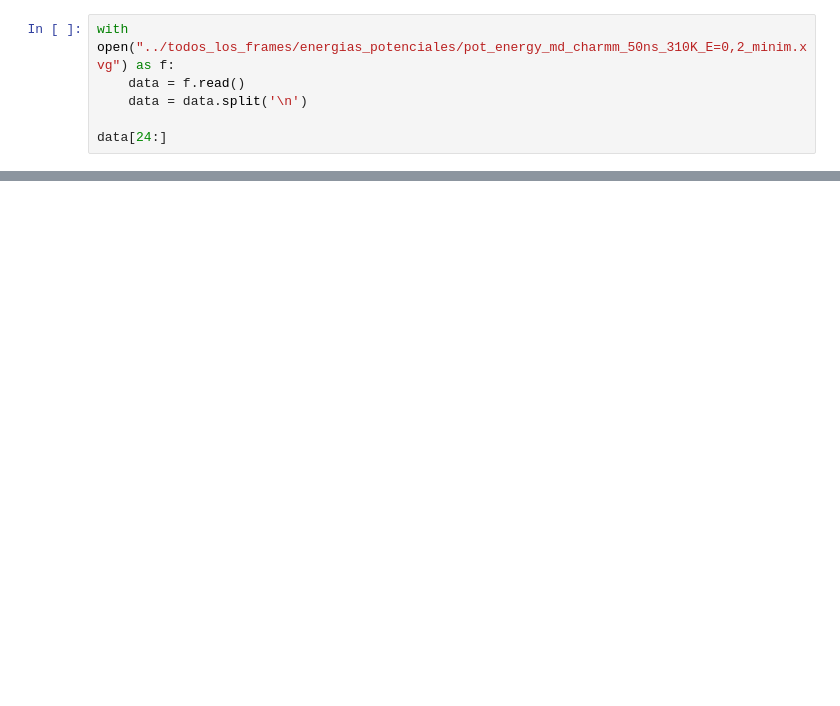
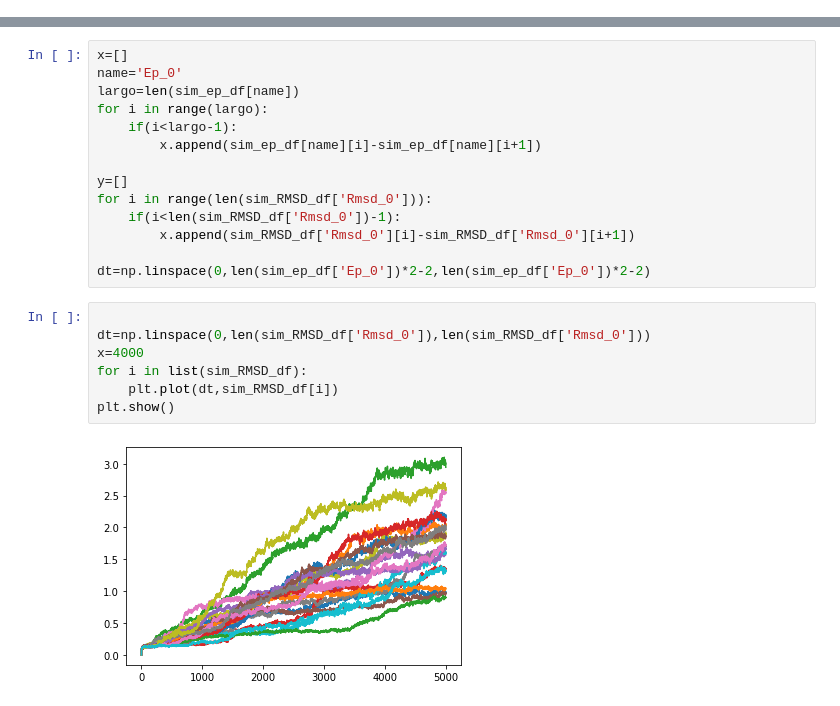
Before and after one commit to Unidad-Robotica-Dlab/molecular_dynamic, a Jupyter notebook: Codes/k-means_alvaro_frames_50ns.ipynb, the cells around one changed output, grey strips where cells are left out. Saved outputs shown, nothing was run; the diff lists cells and outputs as text; blank space fills up the shorter version.

```diff
--- a/Codes/k-means_alvaro_frames_50ns.ipynb
+++ b/Codes/k-means_alvaro_frames_50ns.ipynb
@@ -20,6 +11,0 @@ Ep_sim[2]
-# %%
-with open("../todos_los_frames/energias_potenciales/pot_energy_md_charmm_50ns_310K_E=0,2_minim.xvg") as f:
-    data = f.read()
-    data = data.split('\n')
-
-data[24:]
@@ -258,0 +123,23 @@ cordenada:  [0.63934426 0.20487805] label:  6
+# %%
+x=[]
+name='Ep_0'
+largo=len(sim_ep_df[name])
+for i in range(largo):
+    if(i<largo-1):
+        x.append(sim_ep_df[name][i]-sim_ep_df[name][i+1])
+
+y=[]
+for i in range(len(sim_RMSD_df['Rmsd_0'])):
+    if(i<len(sim_RMSD_df['Rmsd_0'])-1):
+        x.append(sim_RMSD_df['Rmsd_0'][i]-sim_RMSD_df['Rmsd_0'][i+1])
+
+dt=np.linspace(0,len(sim_ep_df['Ep_0'])*2-2,len(sim_ep_df['Ep_0'])*2-2)
+# %%
+
+dt=np.linspace(0,len(sim_RMSD_df['Rmsd_0']),len(sim_RMSD_df['Rmsd_0']))
+x=4000
+for i in list(sim_RMSD_df):
+    plt.plot(dt,sim_RMSD_df[i])
+plt.show()
+# %% [output]
+[figure, added]
```
Also changed, not shown: parts of 24 cells of this notebook, 4 other files.
